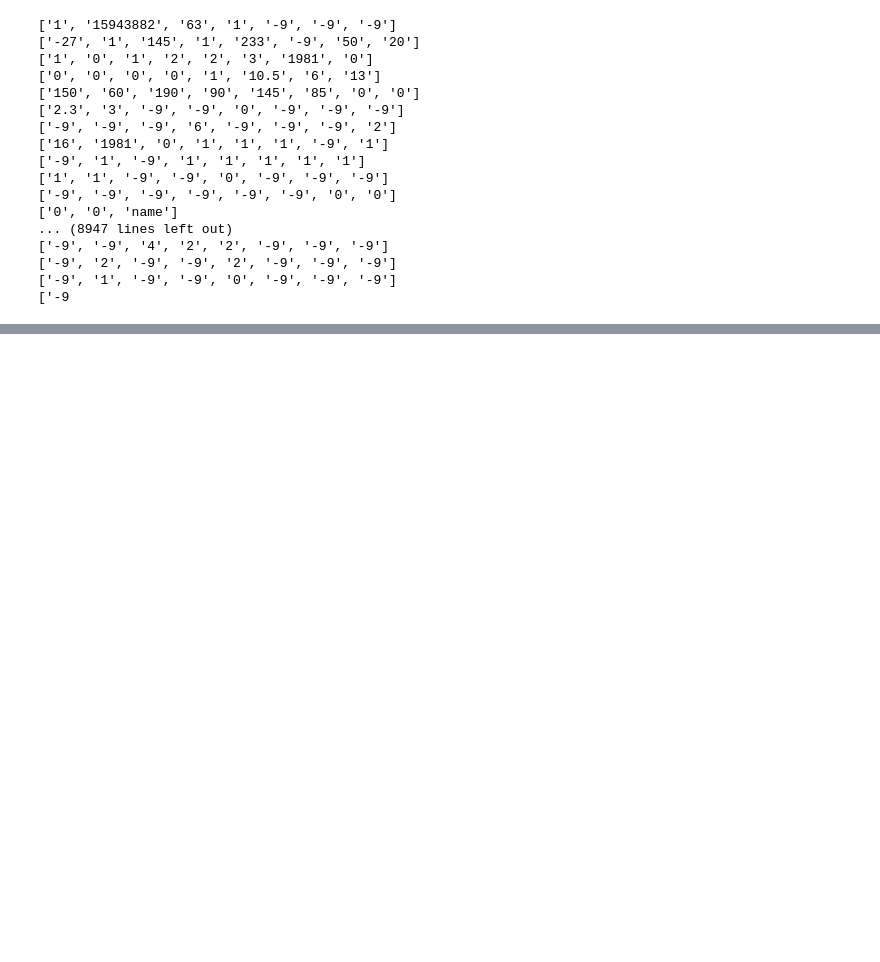
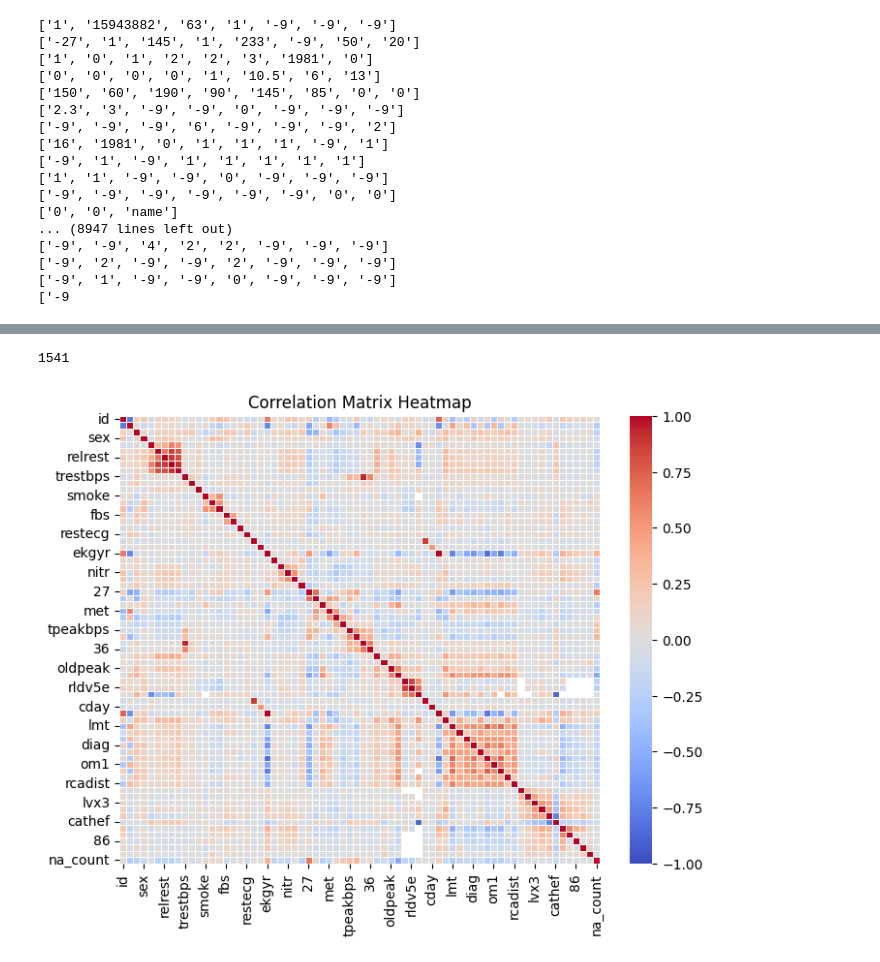
Before and after one commit to Wojsm2000/HeartDiseaseDiagnosis, a Jupyter notebook: preprocessing.ipynb, the cells around one changed output, grey strips where cells are left out. Drawn from its saved outputs; the diff is of its cells as text; code cells hidden in the pictures; blank space fills up the shorter version.

Commit message:
Added corr and deleted colmuns

```diff
--- a/preprocessing.ipynb
+++ b/preprocessing.ipynb
@@ -222,0 +241,8 @@ print(summary_stats)
+# %%
+data.drop(
+    ["junk:", "restwm", "restef", "exerckm", "restckm", 84, 81, 78, 77, 76, 52, 51, 50],
+    inplace=True,
+    axis=1,
+)
+# %%
+data["na_count"] = data.isna().sum(axis=1)
@@ -222,0 +251,15 @@ print(summary_stats)
+# %%
+import seaborn as sns
+import matplotlib.pyplot as plt
+
+numeric_df = data.select_dtypes(include=[np.number])
+corr_matrix = numeric_df.corr()
+print(len(numeric_df))
+
+plt.figure(figsize=(8, 6))
+sns.heatmap(corr_matrix, annot=False, cmap="coolwarm", vmin=-1, vmax=1, linewidths=0.5)
+plt.title("Correlation Matrix Heatmap")
+plt.show()
+# %% [output]
+1541
+[figure, added]
```
Also changed, not shown: parts of 2 cells of this notebook, 1 other file.
